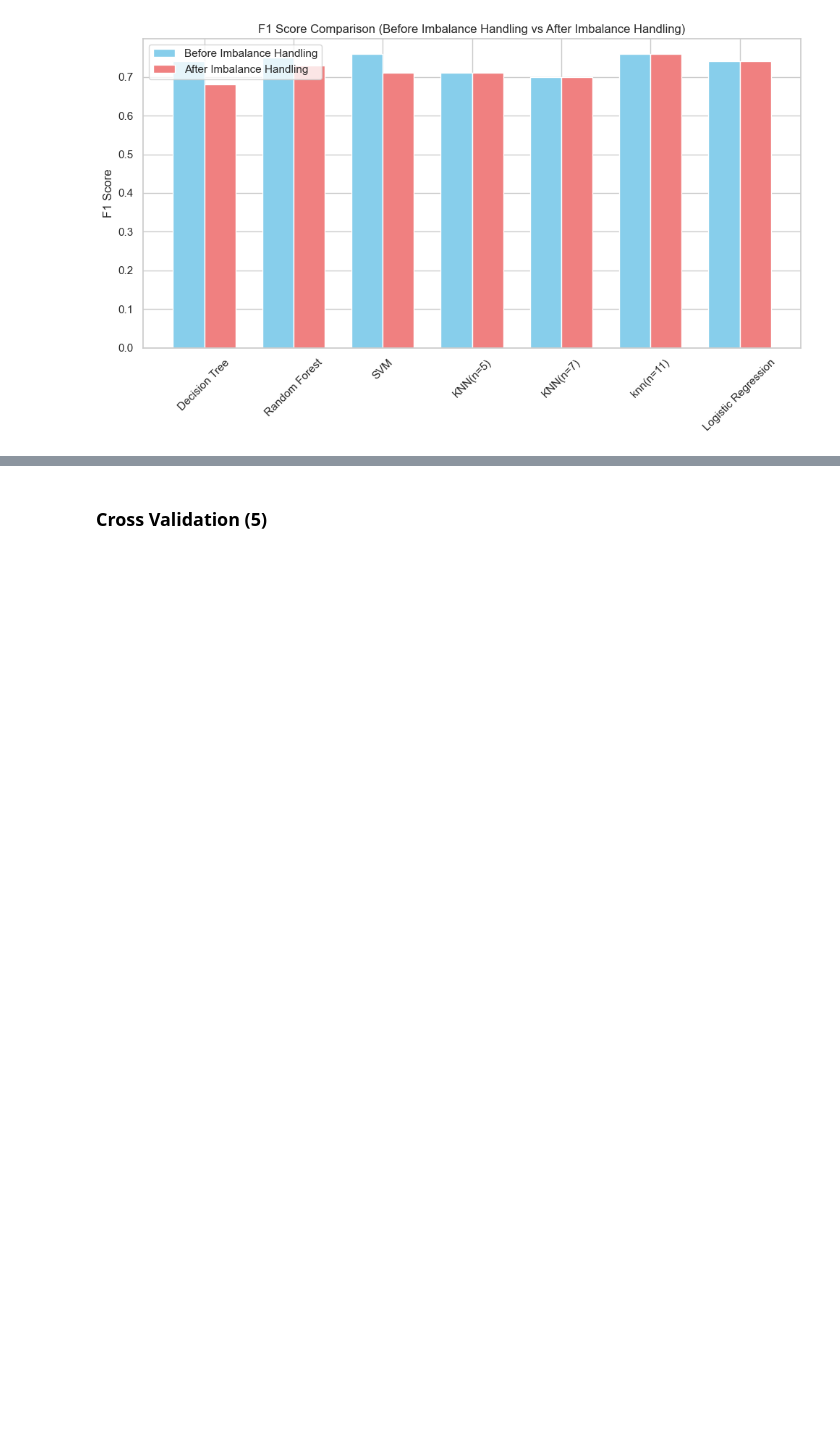
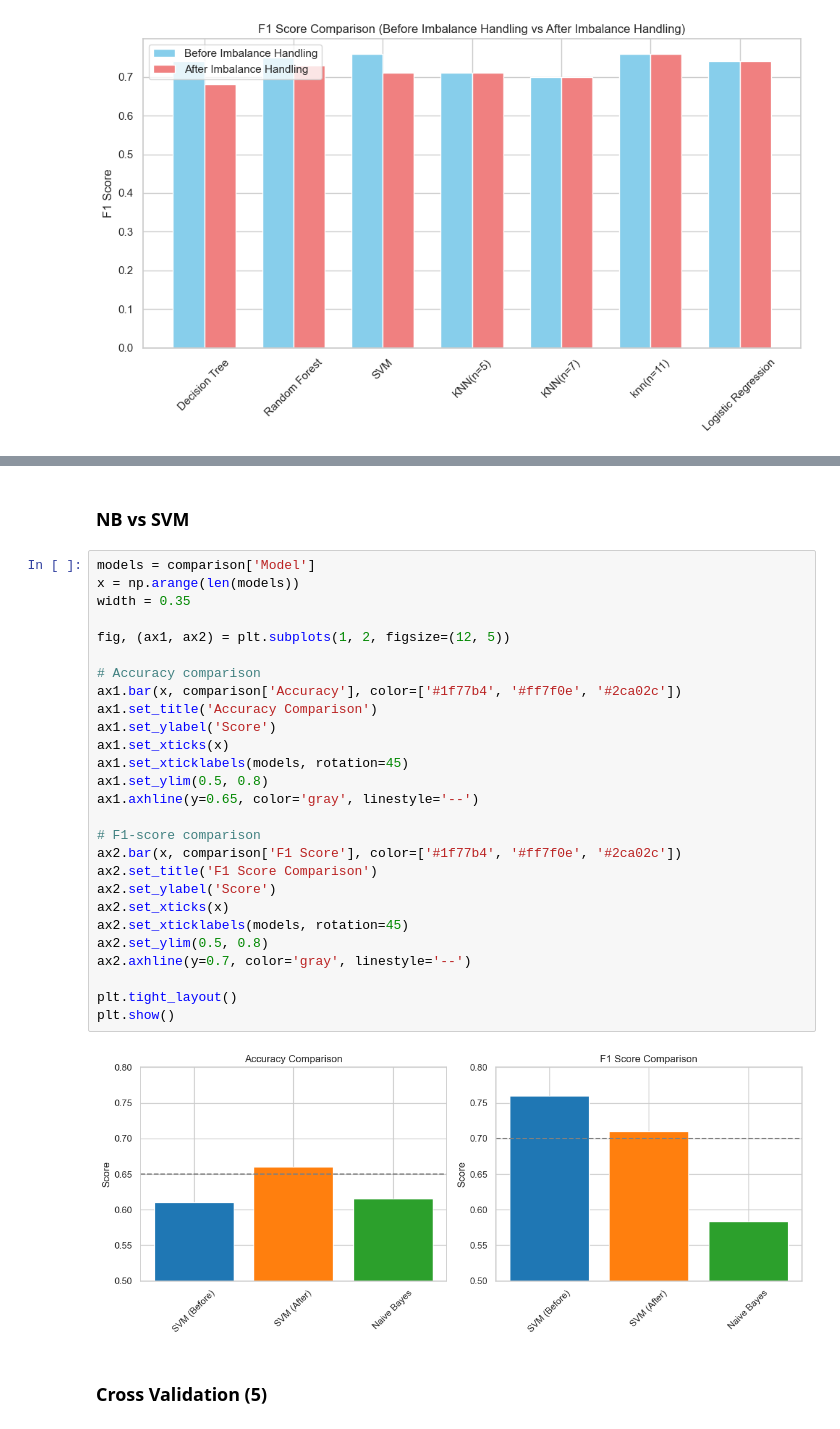
Before and after one commit to SakibMizan/MLProjectStudentPerformance, a Jupyter notebook: SakibMizanProject.ipynb, the cells around one changed output, grey strips where cells are left out. Drawn from its saved outputs; the diff is of its cells as text; blank space fills up the shorter version.

```diff
--- a/SakibMizanProject.ipynb
+++ b/SakibMizanProject.ipynb
@@ -949,3 +982,34 @@ plt.show()
+# %% [markdown]
+### NB vs SVM
+# %%
+models = comparison['Model']
+x = np.arange(len(models))
+width = 0.35
+
+fig, (ax1, ax2) = plt.subplots(1, 2, figsize=(12, 5))
+
+# Accuracy comparison
+ax1.bar(x, comparison['Accuracy'], color=['#1f77b4', '#ff7f0e', '#2ca02c'])
+ax1.set_title('Accuracy Comparison')
+ax1.set_ylabel('Score')
+ax1.set_xticks(x)
+ax1.set_xticklabels(models, rotation=45)
+ax1.set_ylim(0.5, 0.8)
+ax1.axhline(y=0.65, color='gray', linestyle='--')
+
+# F1-score comparison
+ax2.bar(x, comparison['F1 Score'], color=['#1f77b4', '#ff7f0e', '#2ca02c'])
+ax2.set_title('F1 Score Comparison')
+ax2.set_ylabel('Score')
+ax2.set_xticks(x)
+ax2.set_xticklabels(models, rotation=45)
+ax2.set_ylim(0.5, 0.8)
+ax2.axhline(y=0.7, color='gray', linestyle='--')
+
+plt.tight_layout()
+plt.show()
+# %% [output]
+[figure, added]
 # %% [markdown]
 ### Cross Validation (5)
 # %%
```
Also changed, not shown: parts of 5 cells of this notebook.
